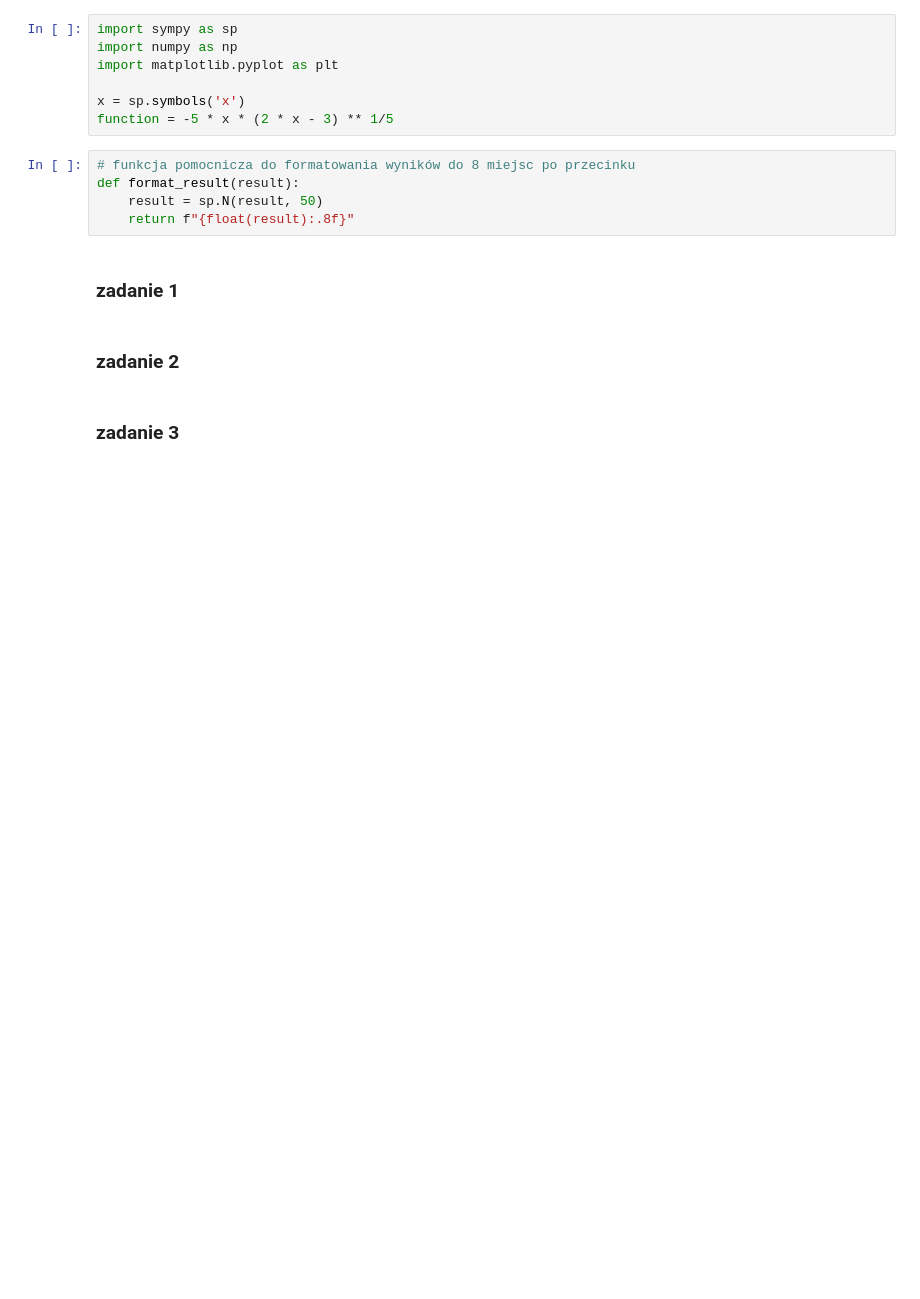
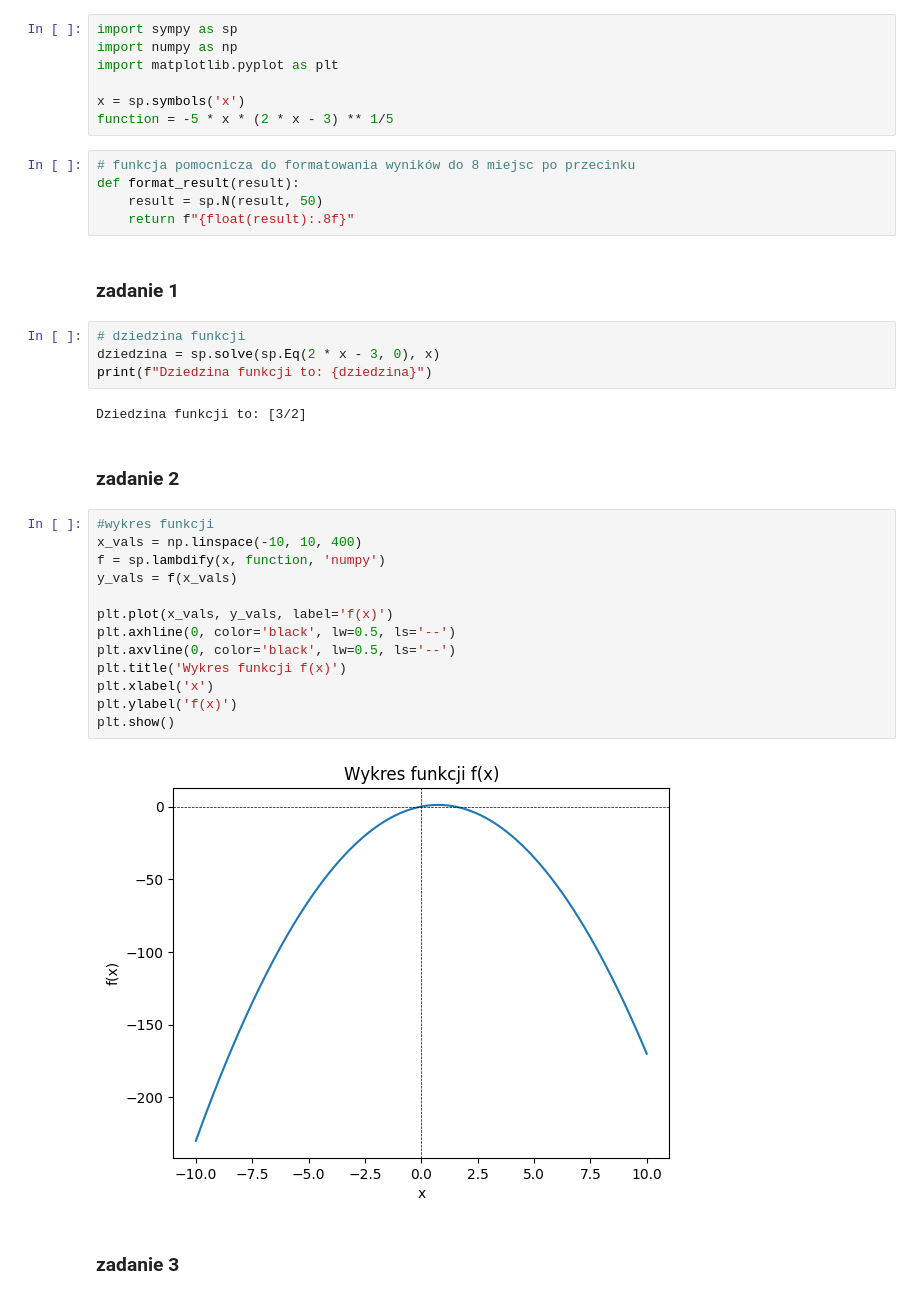
Before and after one commit to Tomaszlek/Obliczenia_Naukowe_2026, a Jupyter notebook: Lista_1.ipynb, the cells around one changed output. Saved outputs shown, nothing was run; the diff lists cells and outputs as text; blank space fills up the shorter version.

```diff
--- a/Lista_1.ipynb
+++ b/Lista_1.ipynb
@@ -16,7 +16,28 @@ def format_result(result):
     return f"{float(result):.8f}"
 # %% [markdown]
 ### zadanie 1
+# %%
+# dziedzina funkcji
+dziedzina = sp.solve(sp.Eq(2 * x - 3, 0), x)
+print(f"Dziedzina funkcji to: {dziedzina}")
+# %% [output]
+Dziedzina funkcji to: [3/2]
 # %% [markdown]
 ### zadanie 2
+# %%
+#wykres funkcji
+x_vals = np.linspace(-10, 10, 400)
+f = sp.lambdify(x, function, 'numpy')
+y_vals = f(x_vals)
+
+plt.plot(x_vals, y_vals, label='f(x)')
+plt.axhline(0, color='black', lw=0.5, ls='--')
+plt.axvline(0, color='black', lw=0.5, ls='--')
+plt.title('Wykres funkcji f(x)')
+plt.xlabel('x')
+plt.ylabel('f(x)')
+plt.show()
+# %% [output]
+[figure, added]
 # %% [markdown]
 ### zadanie 3
```
Also changed, not shown: parts of 1 cell of this notebook.
